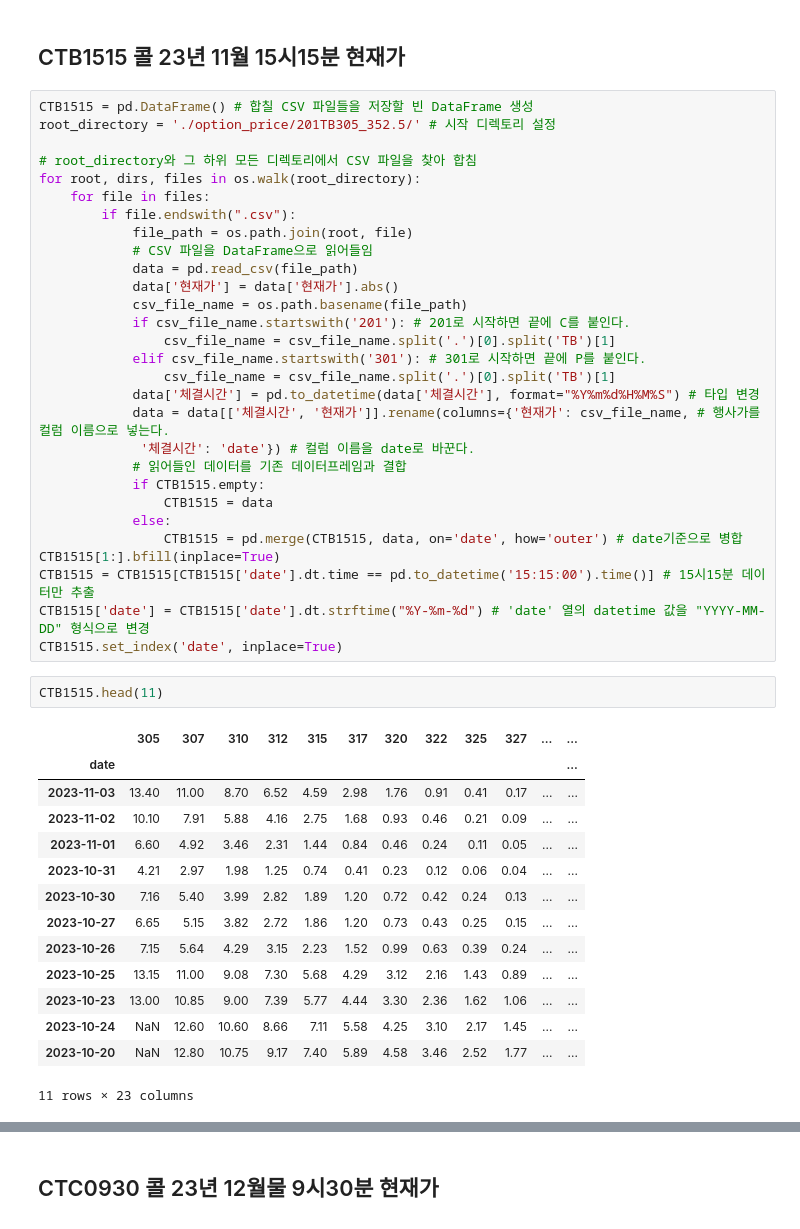
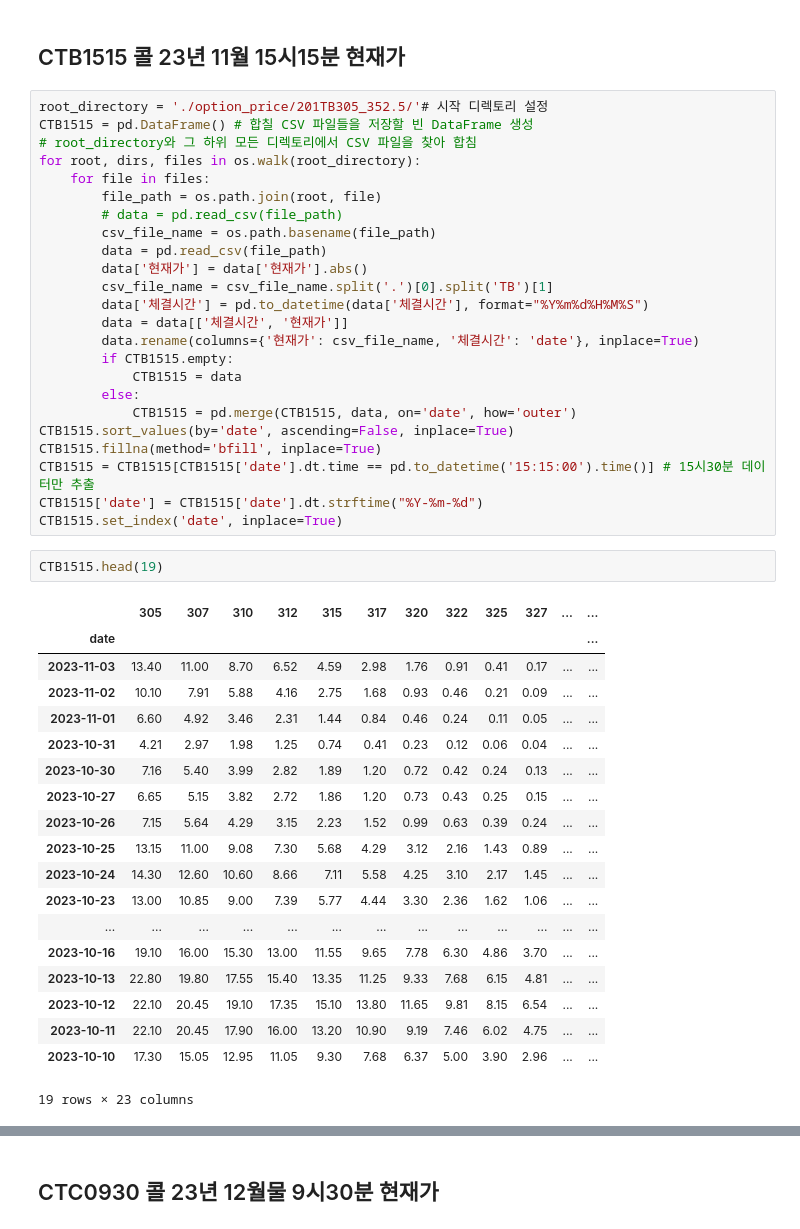
Before and after one commit to jyoooonh/Project1_sample, a Jupyter notebook: option_set.ipynb, the cells around one changed output, grey strips where cells are left out. Saved outputs shown, nothing was run; the diff lists cells and outputs as text.

```diff
--- a/option_set.ipynb
+++ b/option_set.ipynb
@@ -121,48 +96,48 @@ CTB0915.head(11)
 # %% [markdown]
 ## CTB1515 콜 23년 11월 15시15분 현재가
 # %%
+root_directory = './option_price/201TB305_352.5/'# 시작 디렉토리 설정
 CTB1515 = pd.DataFrame() # 합칠 CSV 파일들을 저장할 빈 DataFrame 생성
-root_directory = './option_price/201TB305_352.5/' # 시작 디렉토리 설정
-
 # root_directory와 그 하위 모든 디렉토리에서 CSV 파일을 찾아 합침
 for root, dirs, files in os.walk(root_directory):
     for file in files:
-        if file.endswith(".csv"):
-            file_path = os.path.join(root, file)
-            # CSV 파일을 DataFrame으로 읽어들임
-            data = pd.read_csv(file_path)
-            data['현재가'] = data['현재가'].abs()
-            csv_file_name = os.path.basename(file_path)
-            if csv_file_name.startswith('201'): # 201로 시작하면 끝에 C를 붙인다.
-                csv_file_name = csv_file_name.split('.')[0].split('TB')[1]
-            elif csv_file_name.startswith('301'): # 301로 시작하면 끝에 P를 붙인다.
-                csv_file_name = csv_file_name.split('.')[0].split('TB')[1]
-            data['체결시간'] = pd.to_datetime(data['체결시간'], format="%Y%m%d%H%M%S") # 타입 변경
-            data = data[['체결시간', '현재가']].rename(columns={'현재가': csv_file_name, # 행사가를 컬럼 이름으로 넣는다.
-             '체결시간': 'date'}) # 컬럼 이름을 date로 바꾼다.
-            # 읽어들인 데이터를 기존 데이터프레임과 결합
-            if CTB1515.empty:
-                CTB1515 = data
-            else:
-                CTB1515 = pd.merge(CTB1515, data, on='date', how='outer') # date기준으로 병합
-CTB1515[1:].bfill(inplace=True)
-CTB1515 = CTB1515[CTB1515['date'].dt.time == pd.to_datetime('15:15:00').time()] # 15시15분 데이터만 추출
-CTB1515['date'] = CTB1515['date'].dt.strftime("%Y-%m-%d") # 'date' 열의 datetime 값을 "YYYY-MM-DD" 형식으로 변경
+        file_path = os.path.join(root, file)
+        # data = pd.read_csv(file_path)
+        csv_file_name = os.path.basename(file_path)
+        data = pd.read_csv(file_path)
+        data['현재가'] = data['현재가'].abs()
+        csv_file_name = csv_file_name.split('.')[0].split('TB')[1]
+        data['체결시간'] = pd.to_datetime(data['체결시간'], format="%Y%m%d%H%M%S")
+        data = data[['체결시간', '현재가']]
+        data.rename(columns={'현재가': csv_file_name, '체결시간': 'date'}, inplace=True)
+        if CTB1515.empty:
+            CTB1515 = data
+        else:
+            CTB1515 = pd.merge(CTB1515, data, on='date', how='outer')
+CTB1515.sort_values(by='date', ascending=False, inplace=True)
+CTB1515.fillna(method='bfill', inplace=True)
+CTB1515 = CTB1515[CTB1515['date'].dt.time == pd.to_datetime('15:15:00').time()] # 15시30분 데이터만 추출
+CTB1515['date'] = CTB1515['date'].dt.strftime("%Y-%m-%d")
 CTB1515.set_index('date', inplace=True)
 # %%
-CTB1515.head(11)
+CTB1515.head(19)
 # %% [output]
 |  | 305 | 307 | 310 | 312 | 315 | 317 | 320 | 322 | 325 | 327 | ... | ... |
 | date |  |  |  |  |  |  |  |  |  |  |  | ... |
 | 2023-11-03 | 13.40 | 11.00 | 8.70 | 6.52 | 4.59 | 2.98 | 1.76 | 0.91 | 0.41 | 0.17 | ... | ... |
 | 2023-11-02 | 10.10 | 7.91 | 5.88 | 4.16 | 2.75 | 1.68 | 0.93 | 0.46 | 0.21 | 0.09 | ... | ... |
 | 2023-11-01 | 6.60 | 4.92 | 3.46 | 2.31 | 1.44 | 0.84 | 0.46 | 0.24 | 0.11 | 0.05 | ... | ... |
 | 2023-10-31 | 4.21 | 2.97 | 1.98 | 1.25 | 0.74 | 0.41 | 0.23 | 0.12 | 0.06 | 0.04 | ... | ... |
 | 2023-10-30 | 7.16 | 5.40 | 3.99 | 2.82 | 1.89 | 1.20 | 0.72 | 0.42 | 0.24 | 0.13 | ... | ... |
 | 2023-10-27 | 6.65 | 5.15 | 3.82 | 2.72 | 1.86 | 1.20 | 0.73 | 0.43 | 0.25 | 0.15 | ... | ... |
 | 2023-10-26 | 7.15 | 5.64 | 4.29 | 3.15 | 2.23 | 1.52 | 0.99 | 0.63 | 0.39 | 0.24 | ... | ... |
 | 2023-10-25 | 13.15 | 11.00 | 9.08 | 7.30 | 5.68 | 4.29 | 3.12 | 2.16 | 1.43 | 0.89 | ... | ... |
+| 2023-10-24 | 14.30 | 12.60 | 10.60 | 8.66 | 7.11 | 5.58 | 4.25 | 3.10 | 2.17 | 1.45 | ... | ... |
 | 2023-10-23 | 13.00 | 10.85 | 9.00 | 7.39 | 5.77 | 4.44 | 3.30 | 2.36 | 1.62 | 1.06 | ... | ... |
-| 2023-10-24 | NaN | 12.60 | 10.60 | 8.66 | 7.11 | 5.58 | 4.25 | 3.10 | 2.17 | 1.45 | ... | ... |
-| 2023-10-20 | NaN | 12.80 | 10.75 | 9.17 | 7.40 | 5.89 | 4.58 | 3.46 | 2.52 | 1.77 | ... | ... |
+| ... | ... | ... | ... | ... | ... | ... | ... | ... | ... | ... | ... | ... |
+| 2023-10-16 | 19.10 | 16.00 | 15.30 | 13.00 | 11.55 | 9.65 | 7.78 | 6.30 | 4.86 | 3.70 | ... | ... |
+| 2023-10-13 | 22.80 | 19.80 | 17.55 | 15.40 | 13.35 | 11.25 | 9.33 | 7.68 | 6.15 | 4.81 | ... | ... |
+| 2023-10-12 | 22.10 | 20.45 | 19.10 | 17.35 | 15.10 | 13.80 | 11.65 | 9.81 | 8.15 | 6.54 | ... | ... |
+| 2023-10-11 | 22.10 | 20.45 | 17.90 | 16.00 | 13.20 | 10.90 | 9.19 | 7.46 | 6.02 | 4.75 | ... | ... |
+| 2023-10-10 | 17.30 | 15.05 | 12.95 | 11.05 | 9.30 | 7.68 | 6.37 | 5.00 | 3.90 | 2.96 | ... | ... |
-11 rows × 23 columns
+19 rows × 23 columns
```
Also changed, not shown: parts of 49 cells of this notebook, 1 other file.
